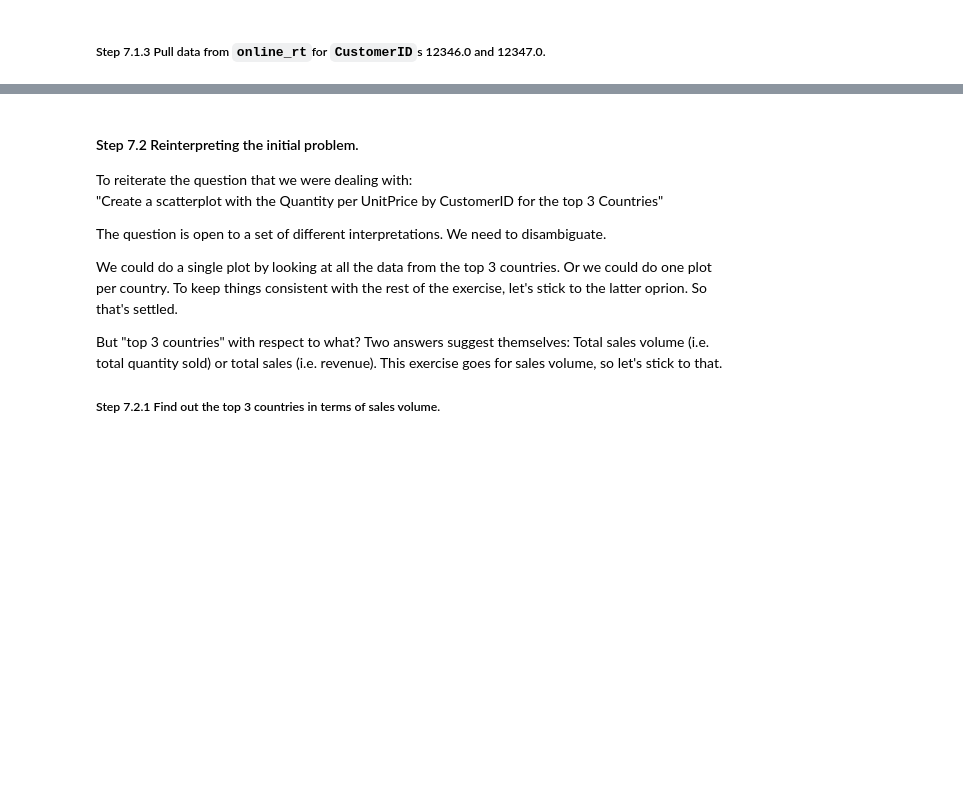
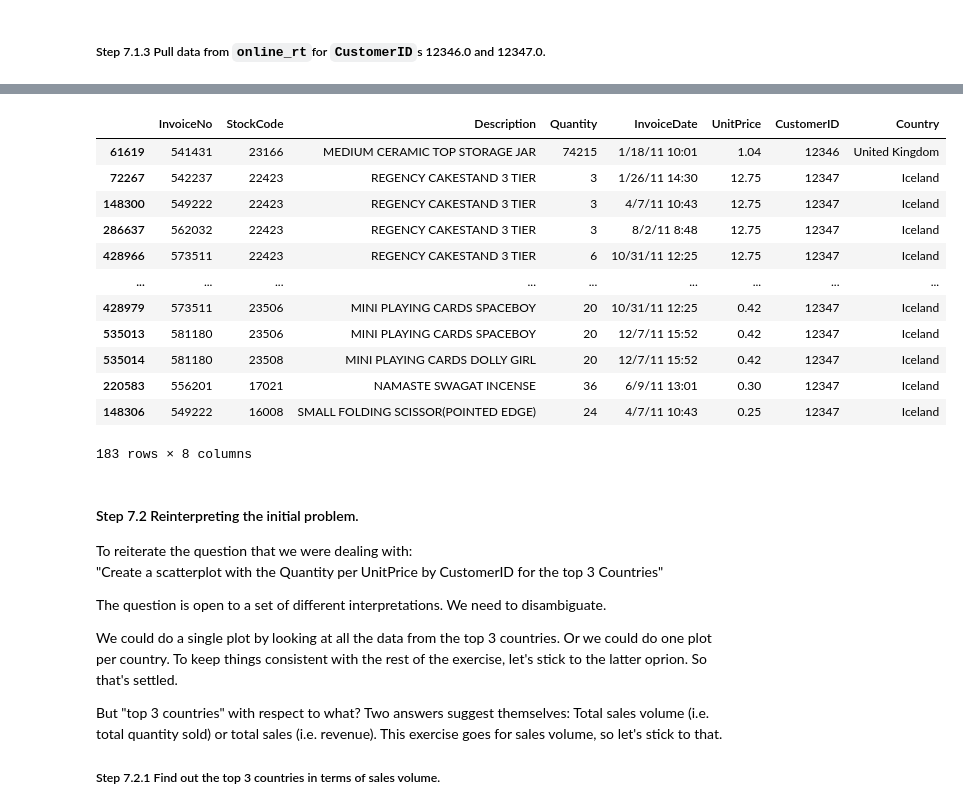
Before and after one commit to aziart/pandas-exercises, a Jupyter notebook: 07 - Visualization/Online_Retail/Solutions.ipynb, the cells around one changed output, grey strips where cells are left out. Saved outputs shown, nothing was run; the diff lists cells and outputs as text; code cells hidden in the pictures; blank space fills up the shorter version.

```diff
--- a/07 - Visualization/Online_Retail/Solutions.ipynb
+++ b/07 - Visualization/Online_Retail/Solutions.ipynb
@@ -130,3 +157,24 @@ dtype('float64')
+# %%
+online_rt.CustomerID = online_rt.CustomerID.fillna(-99).astype('int64')
+online_rt
+filt_1 = (online_rt.CustomerID == 12346)
+filt_2 = (online_rt.CustomerID == 12347)
+online_rt[filt_1 | filt_2].sort_values(by=['CustomerID', 'UnitPrice']
+                                       , ascending=[True, False])
+# %% [output]
+|  | InvoiceNo | StockCode | Description | Quantity | InvoiceDate | UnitPrice | CustomerID | Country |
+| 61619 | 541431 | 23166 | MEDIUM CERAMIC TOP STORAGE JAR | 74215 | 1/18/11 10:01 | 1.04 | 12346 | United Kingdom |
+| 72267 | 542237 | 22423 | REGENCY CAKESTAND 3 TIER | 3 | 1/26/11 14:30 | 12.75 | 12347 | Iceland |
+| 148300 | 549222 | 22423 | REGENCY CAKESTAND 3 TIER | 3 | 4/7/11 10:43 | 12.75 | 12347 | Iceland |
+| 286637 | 562032 | 22423 | REGENCY CAKESTAND 3 TIER | 3 | 8/2/11 8:48 | 12.75 | 12347 | Iceland |
+| 428966 | 573511 | 22423 | REGENCY CAKESTAND 3 TIER | 6 | 10/31/11 12:25 | 12.75 | 12347 | Iceland |
+| ... | ... | ... | ... | ... | ... | ... | ... | ... |
+| 428979 | 573511 | 23506 | MINI PLAYING CARDS SPACEBOY | 20 | 10/31/11 12:25 | 0.42 | 12347 | Iceland |
+| 535013 | 581180 | 23506 | MINI PLAYING CARDS SPACEBOY | 20 | 12/7/11 15:52 | 0.42 | 12347 | Iceland |
+| 535014 | 581180 | 23508 | MINI PLAYING CARDS DOLLY GIRL | 20 | 12/7/11 15:52 | 0.42 | 12347 | Iceland |
+| 220583 | 556201 | 17021 | NAMASTE SWAGAT INCENSE | 36 | 6/9/11 13:01 | 0.30 | 12347 | Iceland |
+| 148306 | 549222 | 16008 | SMALL FOLDING SCISSOR(POINTED EDGE) | 24 | 4/7/11 10:43 | 0.25 | 12347 | Iceland |
+183 rows × 8 columns
 # %% [markdown]
 #### Step 7.2 Reinterpreting the initial problem.
 
```
Also changed, not shown: parts of 8 cells of this notebook.
